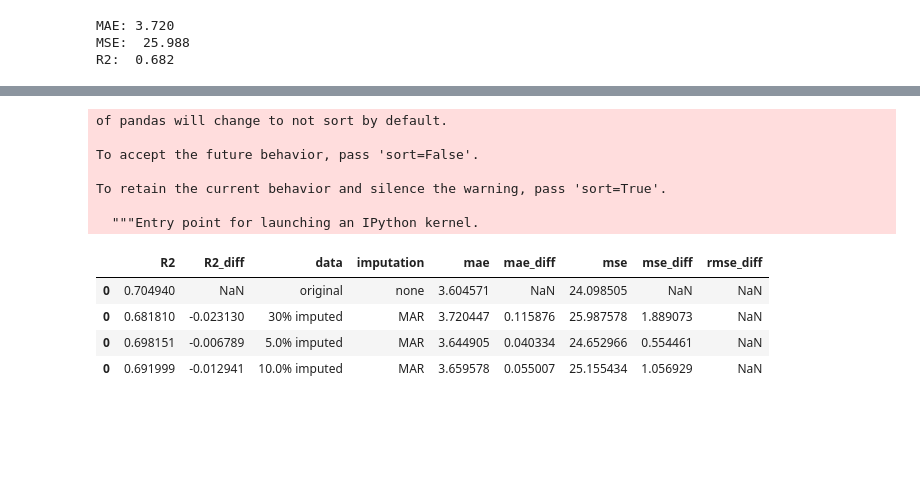
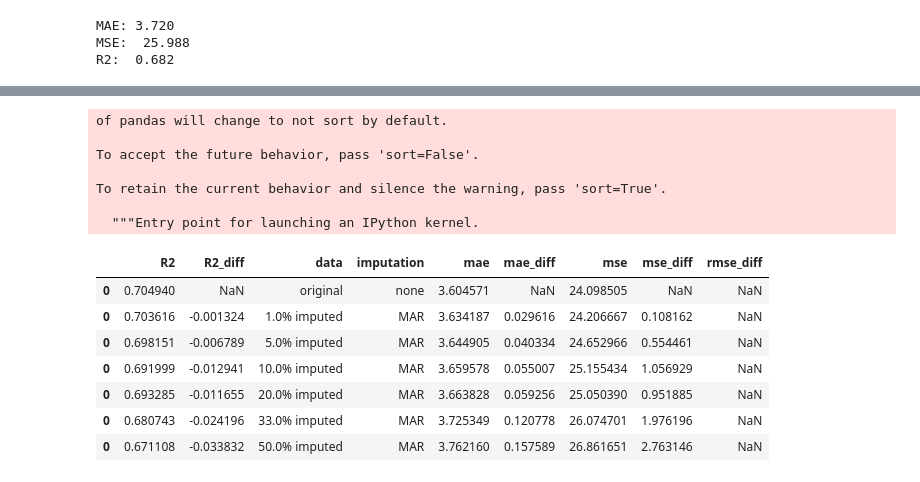
Before and after one commit to G-Bruce/QTW-Case_10, a Jupyter notebook: Messing with Missing Values_Serna.ipynb, the cells around one changed output, grey strips where cells are left out. Saved outputs shown, nothing was run; the diff lists cells and outputs as text; code cells hidden in the pictures; blank space fills up the shorter version.

Commit message:
Added all percent impute for question 2

```diff
--- a/Messing with Missing Values_Serna.ipynb
+++ b/Messing with Missing Values_Serna.ipynb
@@ -403,0 +383,7 @@ R2:  0.698
+# %%
+onePercentImpute = imputeValuesQ2(.01)
+fivePercentImpute = imputeValuesQ2(.05)
+tenPercentImpute = imputeValuesQ2(.10)
+twentyPercentImpute = imputeValuesQ2(.20)
+thirtyThreePercentImpute = imputeValuesQ2(.33)
+fiftyPercentImpute = imputeValuesQ2(.50)
@@ -404,17 +408,20 @@ R2:  0.698
 # %%
 
-res_frame = pd.concat([res_frame, temp_frame, fivePercentImpute, tenPercentImpute])
+res_frame = pd.concat([res_frame, onePercentImpute, fivePercentImpute, tenPercentImpute, twentyPercentImpute, thirtyThreePercentImpute, fiftyPercentImpute])
 res_frame
 # %% [output]
 of pandas will change to not sort by default.
 
 To accept the future behavior, pass 'sort=False'.
 
 To retain the current behavior and silence the warning, pass 'sort=True'.
 
   """Entry point for launching an IPython kernel.
 |  | R2 | R2_diff | data | imputation | mae | mae_diff | mse | mse_diff | rmse_diff |
 | 0 | 0.704940 | NaN | original | none | 3.604571 | NaN | 24.098505 | NaN | NaN |
-| 0 | 0.681810 | -0.023130 | 30% imputed | MAR | 3.720447 | 0.115876 | 25.987578 | 1.889073 | NaN |
+| 0 | 0.703616 | -0.001324 | 1.0% imputed | MAR | 3.634187 | 0.029616 | 24.206667 | 0.108162 | NaN |
 | 0 | 0.698151 | -0.006789 | 5.0% imputed | MAR | 3.644905 | 0.040334 | 24.652966 | 0.554461 | NaN |
 | 0 | 0.691999 | -0.012941 | 10.0% imputed | MAR | 3.659578 | 0.055007 | 25.155434 | 1.056929 | NaN |
+| 0 | 0.693285 | -0.011655 | 20.0% imputed | MAR | 3.663828 | 0.059256 | 25.050390 | 0.951885 | NaN |
+| 0 | 0.680743 | -0.024196 | 33.0% imputed | MAR | 3.725349 | 0.120778 | 26.074701 | 1.976196 | NaN |
+| 0 | 0.671108 | -0.033832 | 50.0% imputed | MAR | 3.762160 | 0.157589 | 26.861651 | 2.763146 | NaN |
```
Also changed, not shown: parts of 2 cells of this notebook.
